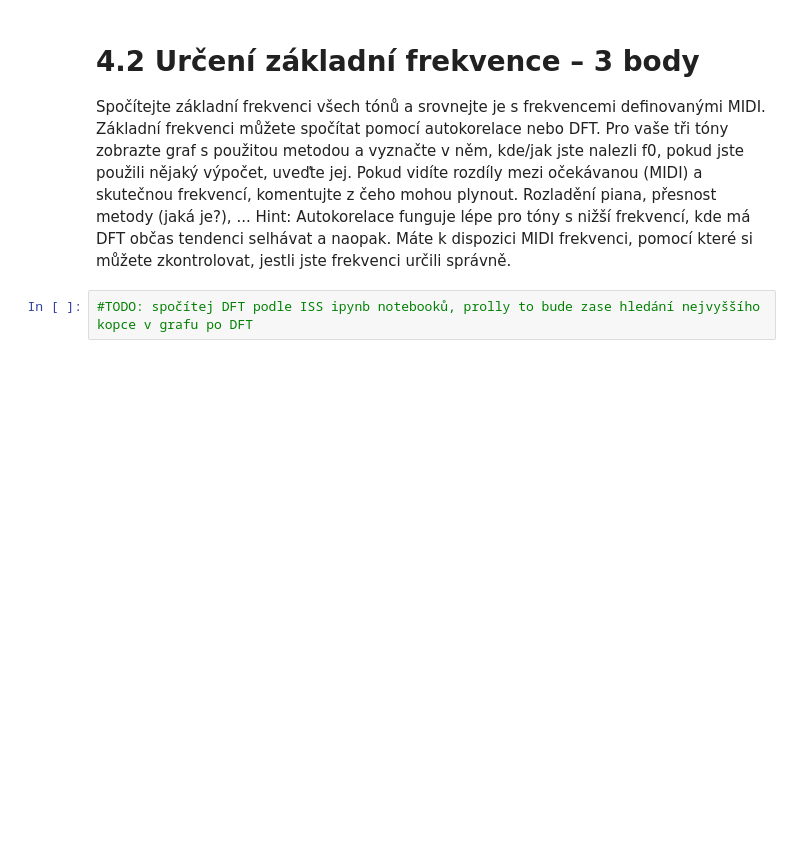
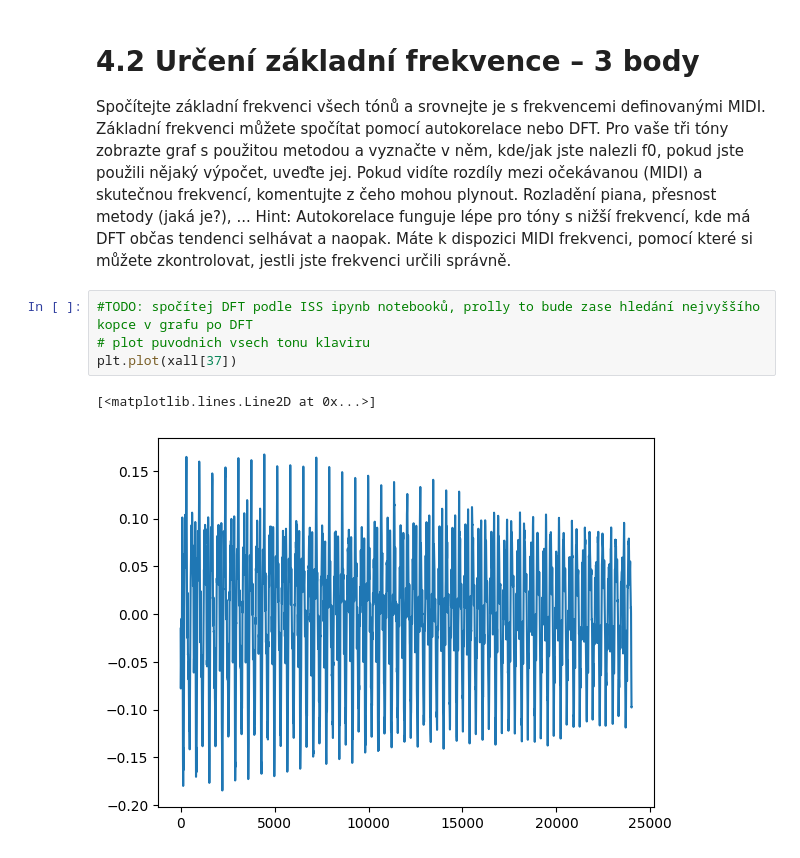
Before and after one commit to schulzrol/uni, a Jupyter notebook: iss/projekt/proj.ipynb, the cells around one changed output. Cells and saved outputs as stored; diff of their text form; blank space fills up the shorter version.

```diff
--- a/iss/projekt/proj.ipynb
+++ b/iss/projekt/proj.ipynb
@@ -58,3 +82,8 @@ Hint: Autokorelace funguje lépe pro tóny s nižší frekvencí, kde má DFT ob
 Máte k dispozici MIDI frekvenci, pomocí které si můžete zkontrolovat, jestli jste frekvenci určili správně.
 # %%
 #TODO: spočítej DFT podle ISS ipynb notebooků, prolly to bude zase hledání nejvyššího kopce v grafu po DFT
+# plot puvodnich vsech tonu klaviru
+plt.plot(xall[37])
+# %% [output]
+[<matplotlib.lines.Line2D at 0x...>]
+[figure, added]
```
Also changed, not shown: parts of 10 cells of this notebook, 3 other files.
